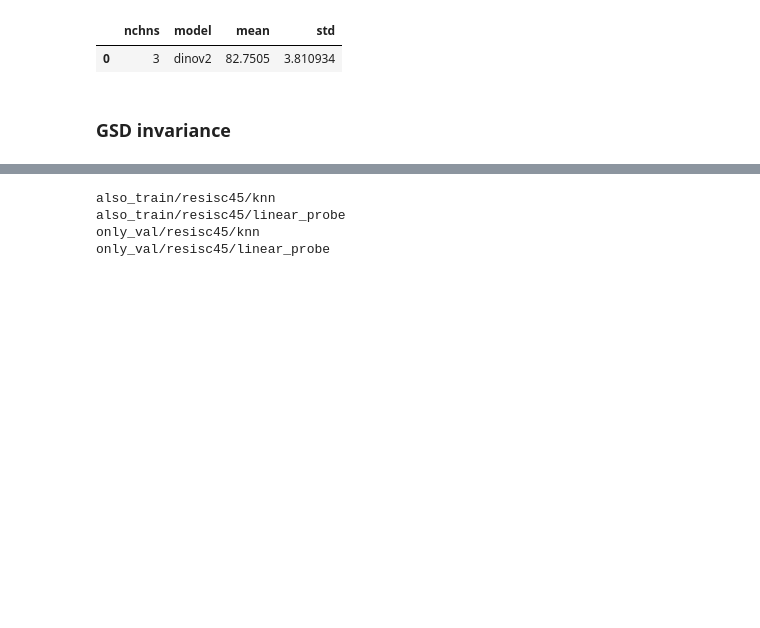
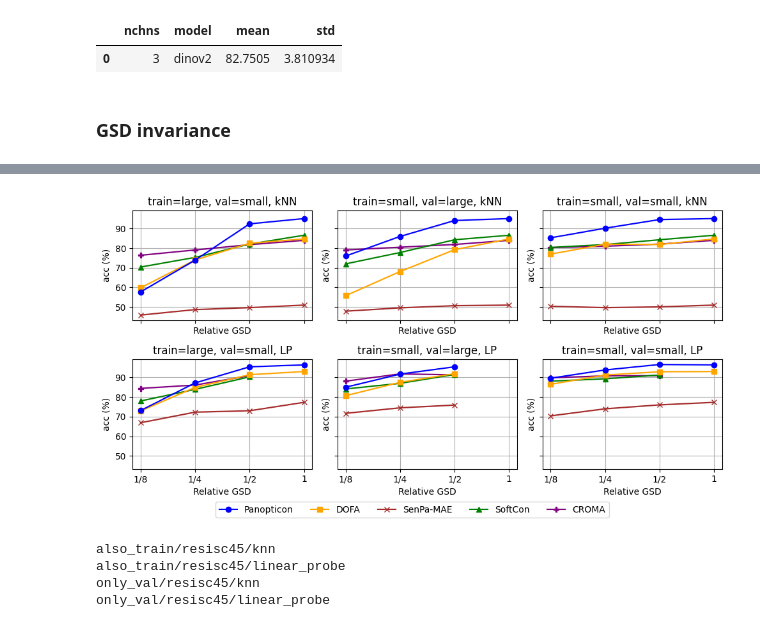
Before and after one commit to geobreeze/geobreeze, a Jupyter notebook: gb.ipynb, the cells around one changed output, grey strips where cells are left out. Cells and saved outputs as stored; diff of their text form; code cells hidden in the pictures; blank space fills up the shorter version.

```diff
--- a/gb.ipynb
+++ b/gb.ipynb
@@ -8,9 +8,9 @@ MODEL_TO_AESTETICS = {
     'panopticon': ('blue', 'o', 'Panopticon'),
     'dofa': ('orange', 's', 'DOFA'),
     'senpamae': ('brown', 'x', 'SenPa-MAE'),
-    'softcon': ('green', '^', 'SoftCon'),
-    'croma': ('purple', 'P', 'CROMA'),
-    'dino': ('red', 'D', 'DINOv2'),
+    'softcon_13b': ('green', '^', 'SoftCon'),
+    'croma_12b': ('purple', 'P', 'CROMA'),
+    'dinov2': ('red', 'D', 'DINOv2'),
     # 'senpamae_old': ('brown', 'P'),
 }
 
@@ -1209,9 +1283,10 @@ import pandas as pd
 import matplotlib.pyplot as plt
 from geobreeze.collect_results import collect_csv
 import os
+import numpy as np
 
 
-def plot_gsd_inv(p, ax=None, collect=True):
+def plot_gsd_inv(p, ax=None, collect=True, exclude = [], even_xticks=False):
     root = '/hkfs/work/workspace/scratch/tum_mhj8661-panopticon/dino_logs/geobreeze/gsd_inv'
     if collect:
         collect_csv(os.path.join(root,p))
@@ -1235,11 +1310,16 @@ def plot_gsd_inv(p, ax=None, collect=True):
     if standalone:
         fig, ax = plt.subplots(figsize=(6, 4))
 
-    for model in dfplot['model'].unique():
+    for model in reversed(MODEL_TO_AESTETICS.keys()):
+        if model not in dfplot['model'].unique() or model in exclude:
+            continue
         model_data = dfplot[dfplot['model'] == model]
         color, marker, model_name = get_aestetics(model)
-        ax.plot(model_data['size'], model_data['mean'], label=model_name, color=color, marker=marker)
-        ax.fill_between(model_data['size'],
+        xdata = model_data['size']
+        if even_xticks:
+            xdata = np.arange(len(xdata))
+        ax.plot(xdata, model_data['mean'], label=model_name, color=color, marker=marker)
+        ax.fill_between(xdata,
                         model_data['mean'] - model_data['std'],
                         model_data['mean'] + model_data['std'],
                         alpha=0.2,
@@ -1291,3 +1418,68 @@ also_train/m-eurosat/linear_probe
+# %%
+#### plot eurosat
+
+names = {
+    'only_val': 'train=large, val=small',
+    'only_train': 'train=small, val=large',
+    'also_train': 'train=small, val=small',
+}
+
+fig, axs = plt.subplots(2,3, figsize=(10, 5), sharex=True, sharey=True)
+axs = axs.flatten()
+
+kwargs = dict(collect=False, exclude=['dinov2'], even_xticks=True)
+
+def set_ax(ax):
+    ax.set_ylabel('acc (%)')
+    ax.set_xlabel('Relative GSD')
+    # ax.set_xticks([12.5, 25, 50, 100])
+    ax.set_xticks([0,1,2,3])
+    ax.set_xticklabels(['1/8', '1/4', '1/2', '1'])
+    ax.grid(True)
+
+ax = axs[0]
+plot_gsd_inv('only_val/m-eurosat/knn', ax=ax, **kwargs)
+set_ax(ax)
+ax.set_title('train=large, val=small, kNN')
+
+ax = axs[1]
+plot_gsd_inv('only_train/m-eurosat/knn', ax=ax, **kwargs)
+set_ax(ax)
+ax.set_title('train=small, val=large, kNN')
+
+ax = axs[2]
+plot_gsd_inv('also_train/m-eurosat/knn', ax=ax, **kwargs)
+set_ax(ax)
+ax.set_title('train=small, val=small, kNN')
+
+ax = axs[3]
+plot_gsd_inv('only_val/m-eurosat/linear_probe', ax=ax, **kwargs)
+set_ax(ax)
+ax.set_title('train=large, val=small, LP')
+
+ax = axs[4]
+plot_gsd_inv('only_train/m-eurosat/linear_probe', ax=ax, **kwargs)
+set_ax(ax)
+ax.set_title('train=small, val=large, LP')
+
+ax = axs[5]
+plot_gsd_inv('also_train/m-eurosat/linear_probe', ax=ax, **kwargs)
+set_ax(ax)
+ax.set_title('train=small, val=small, LP')
+
+
+
+fig.legend(
+    handles=reversed(axs[0].get_legend_handles_labels()[0]),
+    labels=reversed(axs[0].get_legend_handles_labels()[1]),
+    loc='lower center',
+    bbox_to_anchor=(0.5, -0.05),
+    ncol=6)
+
+plt.tight_layout()
+plt.show()
+# %% [output]
+[figure, added]
 # %%
 #### plot resissc
 
```
Also changed, not shown: parts of 10 cells of this notebook, 17 other files.
